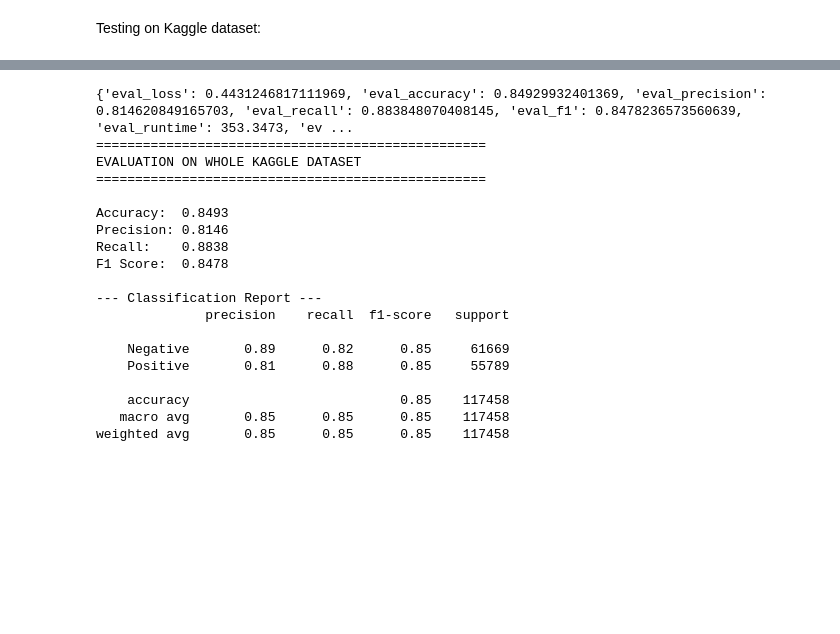
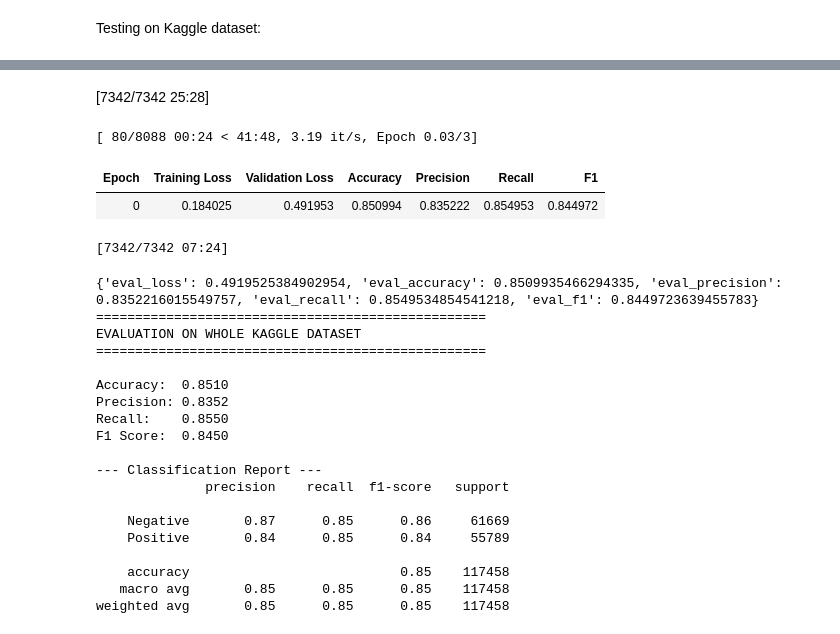
Before and after one commit to nickyphammy/HNY, a Jupyter notebook: models/BERT_FineTuned.ipynb, the cells around one changed output, grey strips where cells are left out. Saved outputs shown, nothing was run; the diff lists cells and outputs as text; code cells hidden in the pictures; blank space fills up the shorter version.

```diff
--- a/models/BERT_FineTuned.ipynb
+++ b/models/BERT_FineTuned.ipynb
@@ -170,8 +224,8 @@ Testing on Kaggle dataset:
 # %%
 # Full test set
 
-test_metrics = trainer.evaluate(test_tok)
-print(test_metrics)
+# test_metrics = trainer.evaluate(test_tok)
+# print(test_metrics)
 
 pred_out = trainer.predict(test_tok)
 y_pred = np.argmax(pred_out.predictions, axis=-1)
@@ -196,22 +249,27 @@ print(classification_report(y_test, y_pred, target_names=["Negative", "Positive"
+[7342/7342 25:28]
-{'eval_loss': 0.4431246817111969, 'eval_accuracy': 0.84929932401369, 'eval_precision': 0.814620849165703, 'eval_recall': 0.883848070408145, 'eval_f1': 0.8478236573560639, 'eval_runtime': 353.3473, 'ev ...
-==================================================
-EVALUATION ON WHOLE KAGGLE DATASET
-==================================================
-
-Accuracy:  0.8493
-Precision: 0.8146
-Recall:    0.8838
-F1 Score:  0.8478
-
---- Classification Report ---
-              precision    recall  f1-score   support
-
-    Negative       0.89      0.82      0.85     61669
-    Positive       0.81      0.88      0.85     55789
-
-    accuracy                           0.85    117458
-   macro avg       0.85      0.85      0.85    117458
-weighted avg       0.85      0.85      0.85    117458
+[ 80/8088 00:24 < 41:48, 3.19 it/s, Epoch 0.03/3]
+| Epoch | Training Loss | Validation Loss | Accuracy | Precision | Recall | F1 |
+| 0 | 0.184025 | 0.491953 | 0.850994 | 0.835222 | 0.854953 | 0.844972 |
+[7342/7342 07:24]
+{'eval_loss': 0.4919525384902954, 'eval_accuracy': 0.8509935466294335, 'eval_precision': 0.8352216015549757, 'eval_recall': 0.8549534854541218, 'eval_f1': 0.8449723639455783}
+==================================================
+EVALUATION ON WHOLE KAGGLE DATASET
+==================================================
+
+Accuracy:  0.8510
+Precision: 0.8352
+Recall:    0.8550
+F1 Score:  0.8450
+
+--- Classification Report ---
+              precision    recall  f1-score   support
+
+    Negative       0.87      0.85      0.86     61669
+    Positive       0.84      0.85      0.84     55789
+
+    accuracy                           0.85    117458
+   macro avg       0.85      0.85      0.85    117458
+weighted avg       0.85      0.85      0.85    117458
 # %%
 cm = confusion_matrix(y_test, y_pred)
 print("--- Confusion Matrix ---")
```
Also changed, not shown: parts of 12 cells of this notebook.
